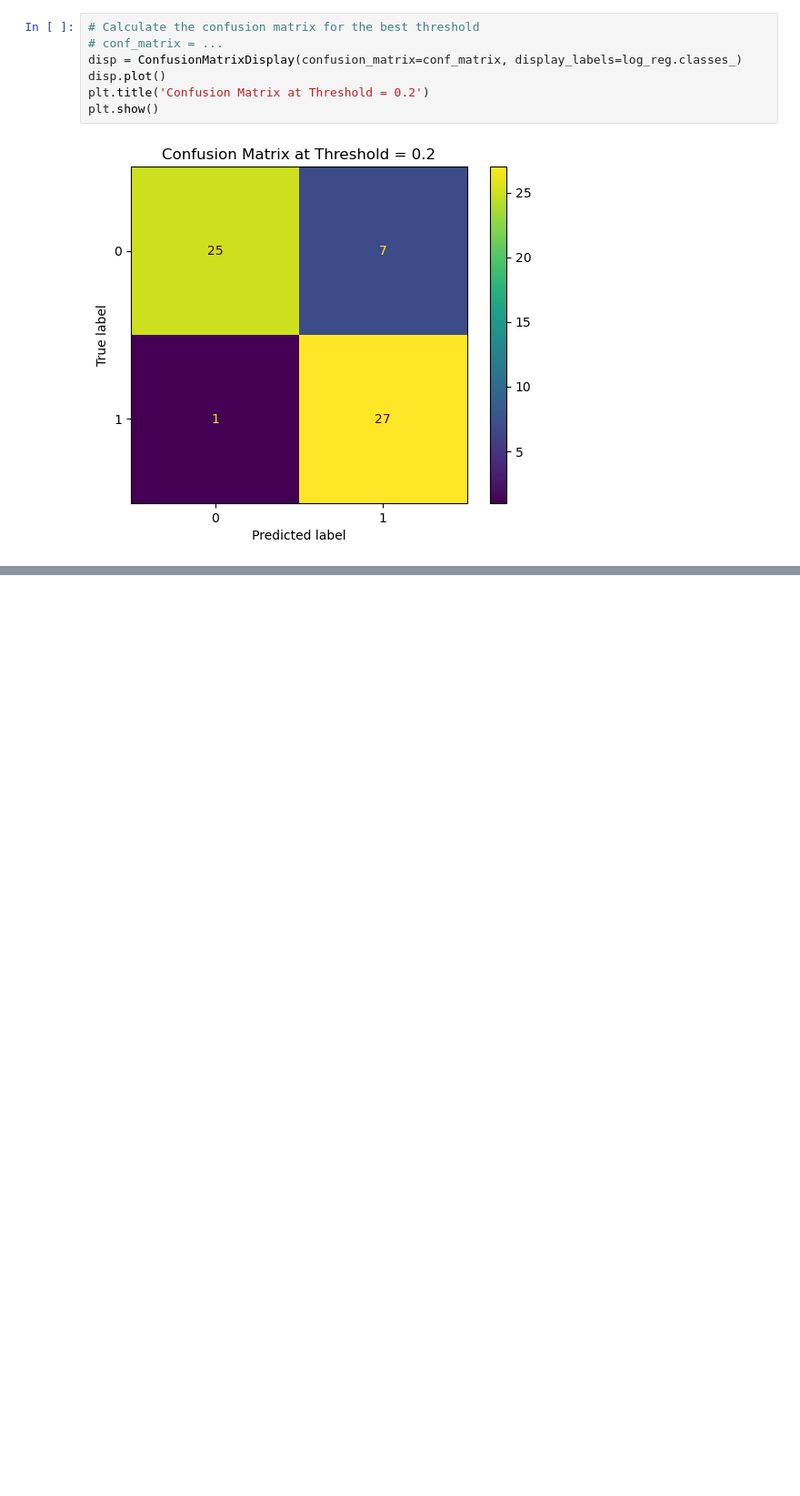
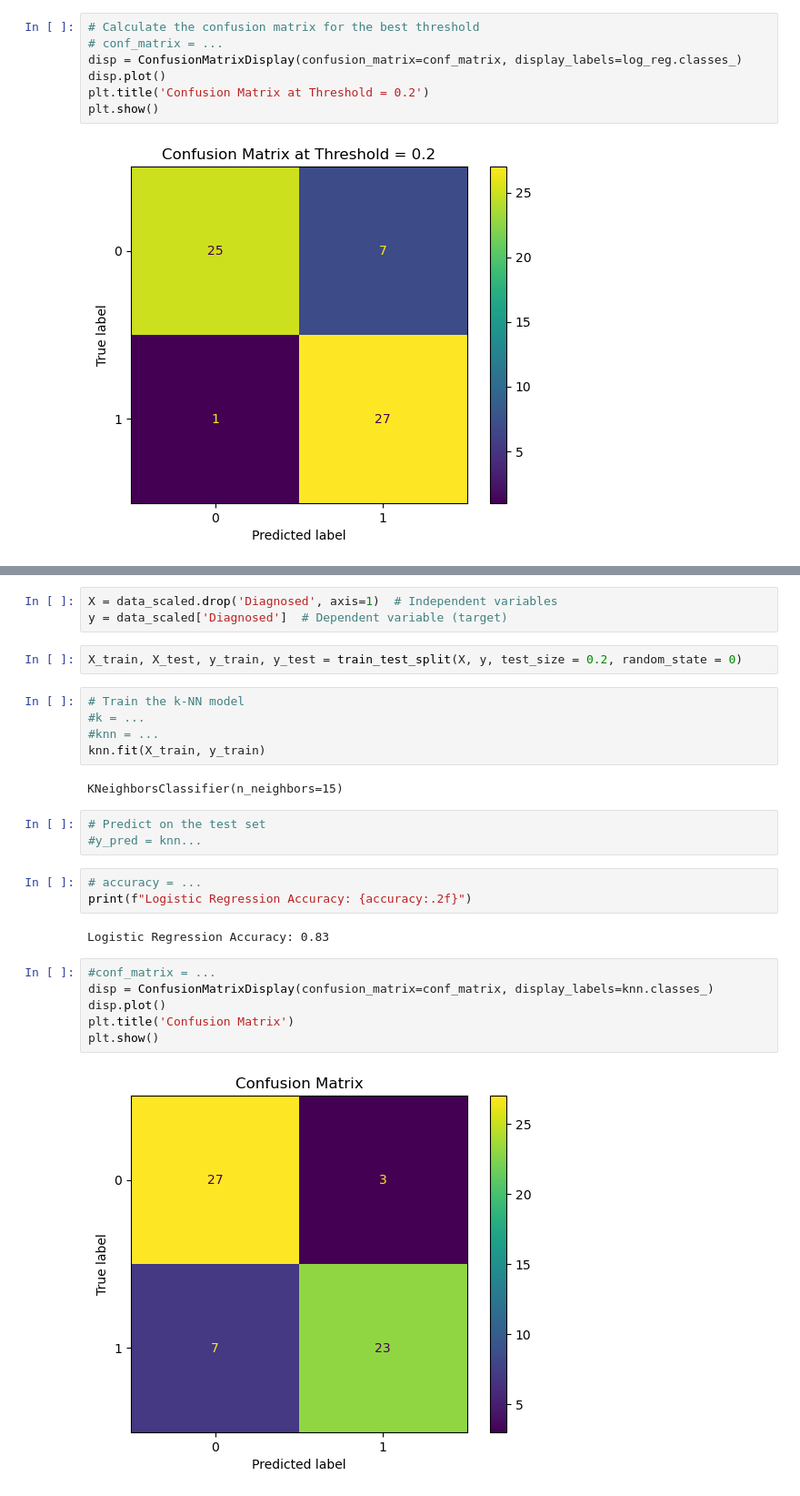
Before and after one commit to Hospital-Da-Luz-Learning-Health/MLCatolica25, a Jupyter notebook: Aula 6 - Supervised Learning II/Exercise Notebook.ipynb, the cells around one changed output, grey strips where cells are left out. Shown at 91% size. Drawn from its saved outputs; the diff is of its cells as text; blank space fills up the shorter version.

```diff
--- a/Aula 6 - Supervised Learning II/Exercise Notebook.ipynb
+++ b/Aula 6 - Supervised Learning II/Exercise Notebook.ipynb
@@ -255,0 +290,28 @@ plt.show()
+# %%
+X = data_scaled.drop('Diagnosed', axis=1)  # Independent variables
+y = data_scaled['Diagnosed']  # Dependent variable (target)
+# %%
+X_train, X_test, y_train, y_test = train_test_split(X, y, test_size = 0.2, random_state = 0)
+# %%
+# Train the k-NN model
+#k = ...
+#knn = ...
+knn.fit(X_train, y_train)
+# %% [output]
+KNeighborsClassifier(n_neighbors=15)
+# %%
+# Predict on the test set
+#y_pred = knn...
+# %%
+# accuracy = ...
+print(f"Logistic Regression Accuracy: {accuracy:.2f}")
+# %% [output]
+Logistic Regression Accuracy: 0.83
+# %%
+#conf_matrix = ...
+disp = ConfusionMatrixDisplay(confusion_matrix=conf_matrix, display_labels=knn.classes_)
+disp.plot()
+plt.title('Confusion Matrix')
+plt.show()
+# %% [output]
+[figure, added]
```
Also changed, not shown: parts of 11 cells of this notebook.
